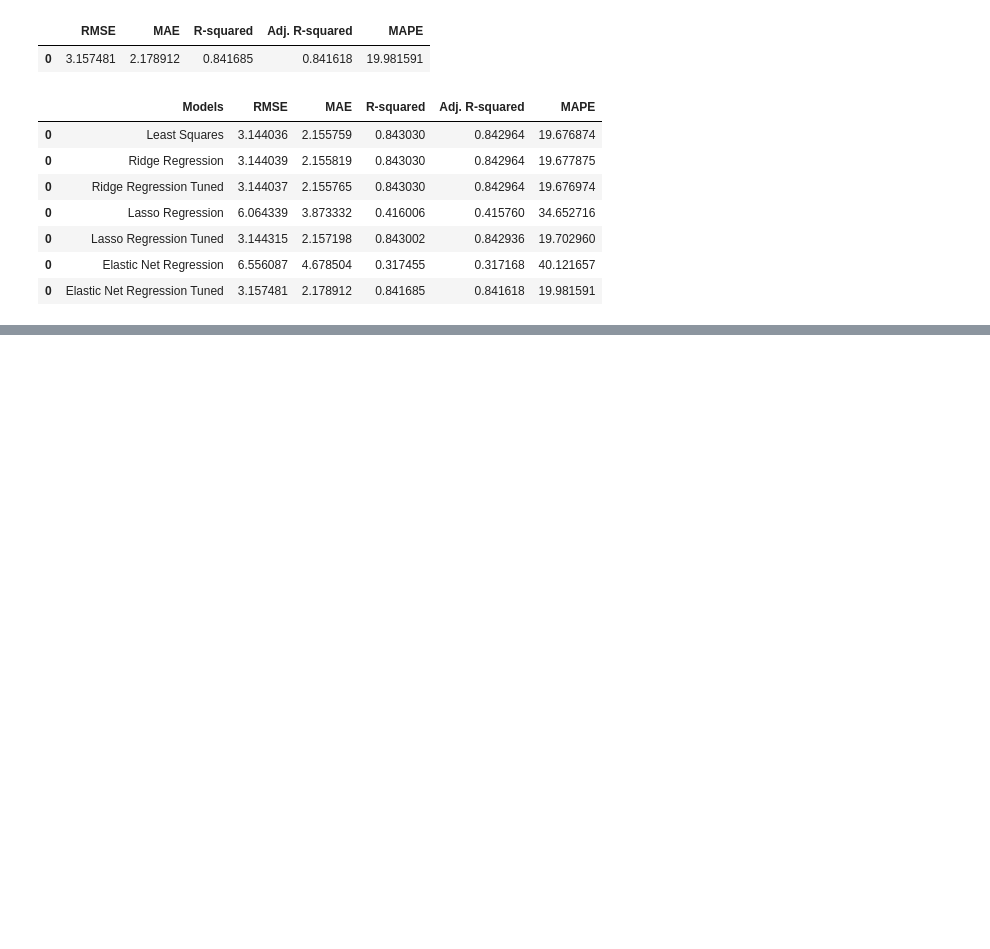
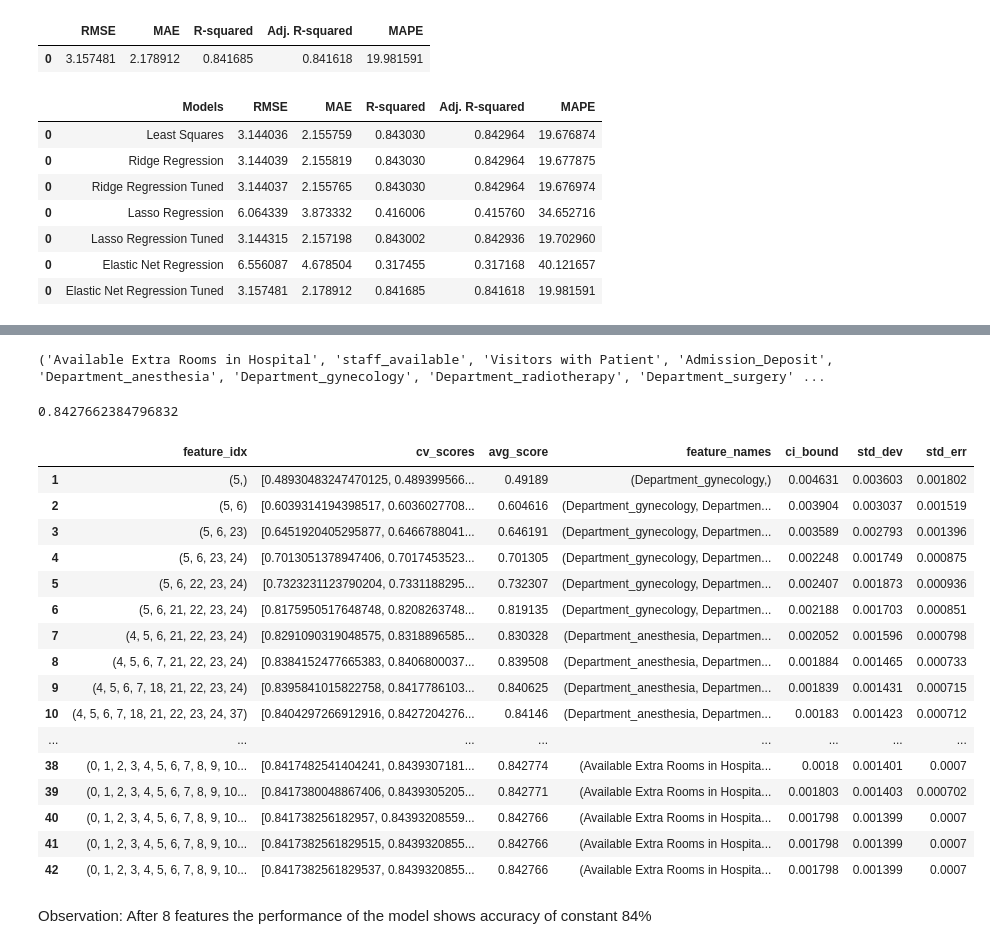
Before and after one commit to ajinkyabhonsle/Prediction-using-Regression-Models, a Jupyter notebook: Hospital_LOS_Prediction.ipynb, the cells around one changed output, grey strips where cells are left out. Drawn from its saved outputs; the diff is of its cells as text; code cells hidden in the pictures; blank space fills up the shorter version.

```diff
--- a/Hospital_LOS_Prediction.ipynb
+++ b/Hospital_LOS_Prediction.ipynb
@@ -754,0 +785,18 @@ models
+# %%
+# Model Initalization
+reg = LinearRegression()
+
+# Forward Feature Selection
+sfs = SFS(
+    reg,
+    k_features=x_train.shape[1],
+    forward=True,
+    floating=False,
+    scoring="r2",
+    n_jobs=-1,
+    verbose=2,
+    cv=5,
+)
+
+# Perform SFS
+sfs = sfs.fit(x_train, y_train)
@@ -754,0 +821,30 @@ models
+# %%
+print(sfs.k_feature_names_)
+# %% [output]
+('Available Extra Rooms in Hospital', 'staff_available', 'Visitors with Patient', 'Admission_Deposit', 'Department_anesthesia', 'Department_gynecology', 'Department_radiotherapy', 'Department_surgery' ...
+# %%
+sfs.k_score_
+# %% [output]
+0.8427662384796832
+# %%
+pd.DataFrame(sfs.get_metric_dict()).T
+# %% [output]
+|  | feature_idx | cv_scores | avg_score | feature_names | ci_bound | std_dev | std_err |
+| 1 | (5,) | [0.48930483247470125, 0.489399566... | 0.49189 | (Department_gynecology,) | 0.004631 | 0.003603 | 0.001802 |
+| 2 | (5, 6) | [0.6039314194398517, 0.6036027708... | 0.604616 | (Department_gynecology, Departmen... | 0.003904 | 0.003037 | 0.001519 |
+| 3 | (5, 6, 23) | [0.6451920405295877, 0.6466788041... | 0.646191 | (Department_gynecology, Departmen... | 0.003589 | 0.002793 | 0.001396 |
+| 4 | (5, 6, 23, 24) | [0.7013051378947406, 0.7017453523... | 0.701305 | (Department_gynecology, Departmen... | 0.002248 | 0.001749 | 0.000875 |
+| 5 | (5, 6, 22, 23, 24) | [0.7323231123790204, 0.7331188295... | 0.732307 | (Department_gynecology, Departmen... | 0.002407 | 0.001873 | 0.000936 |
+| 6 | (5, 6, 21, 22, 23, 24) | [0.8175950517648748, 0.8208263748... | 0.819135 | (Department_gynecology, Departmen... | 0.002188 | 0.001703 | 0.000851 |
+| 7 | (4, 5, 6, 21, 22, 23, 24) | [0.8291090319048575, 0.8318896585... | 0.830328 | (Department_anesthesia, Departmen... | 0.002052 | 0.001596 | 0.000798 |
+| 8 | (4, 5, 6, 7, 21, 22, 23, 24) | [0.8384152477665383, 0.8406800037... | 0.839508 | (Department_anesthesia, Departmen... | 0.001884 | 0.001465 | 0.000733 |
+| 9 | (4, 5, 6, 7, 18, 21, 22, 23, 24) | [0.8395841015822758, 0.8417786103... | 0.840625 | (Department_anesthesia, Departmen... | 0.001839 | 0.001431 | 0.000715 |
+| 10 | (4, 5, 6, 7, 18, 21, 22, 23, 24, 37) | [0.8404297266912916, 0.8427204276... | 0.84146 | (Department_anesthesia, Departmen... | 0.00183 | 0.001423 | 0.000712 |
+| ... | ... | ... | ... | ... | ... | ... | ... |
+| 38 | (0, 1, 2, 3, 4, 5, 6, 7, 8, 9, 10... | [0.8417482541404241, 0.8439307181... | 0.842774 | (Available Extra Rooms in Hospita... | 0.0018 | 0.001401 | 0.0007 |
+| 39 | (0, 1, 2, 3, 4, 5, 6, 7, 8, 9, 10... | [0.8417380048867406, 0.8439305205... | 0.842771 | (Available Extra Rooms in Hospita... | 0.001803 | 0.001403 | 0.000702 |
+| 40 | (0, 1, 2, 3, 4, 5, 6, 7, 8, 9, 10... | [0.841738256182957, 0.84393208559... | 0.842766 | (Available Extra Rooms in Hospita... | 0.001798 | 0.001399 | 0.0007 |
+| 41 | (0, 1, 2, 3, 4, 5, 6, 7, 8, 9, 10... | [0.8417382561829515, 0.8439320855... | 0.842766 | (Available Extra Rooms in Hospita... | 0.001798 | 0.001399 | 0.0007 |
+| 42 | (0, 1, 2, 3, 4, 5, 6, 7, 8, 9, 10... | [0.8417382561829537, 0.8439320855... | 0.842766 | (Available Extra Rooms in Hospita... | 0.001798 | 0.001399 | 0.0007 |
+# %% [markdown]
+Observation: After 8 features the performance of the model shows accuracy of constant 84%
```
Also changed, not shown: parts of 17 cells of this notebook.
